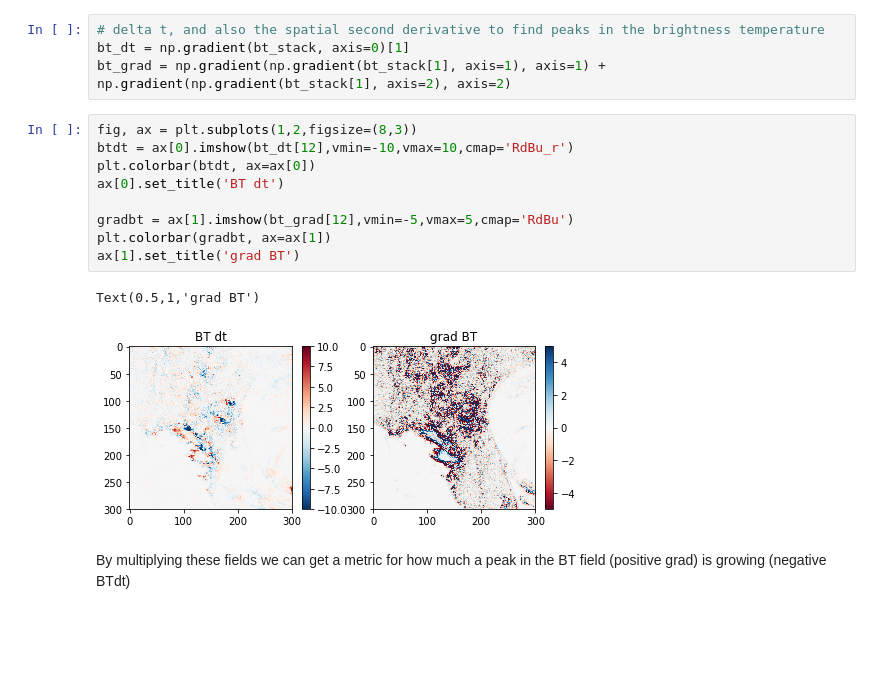
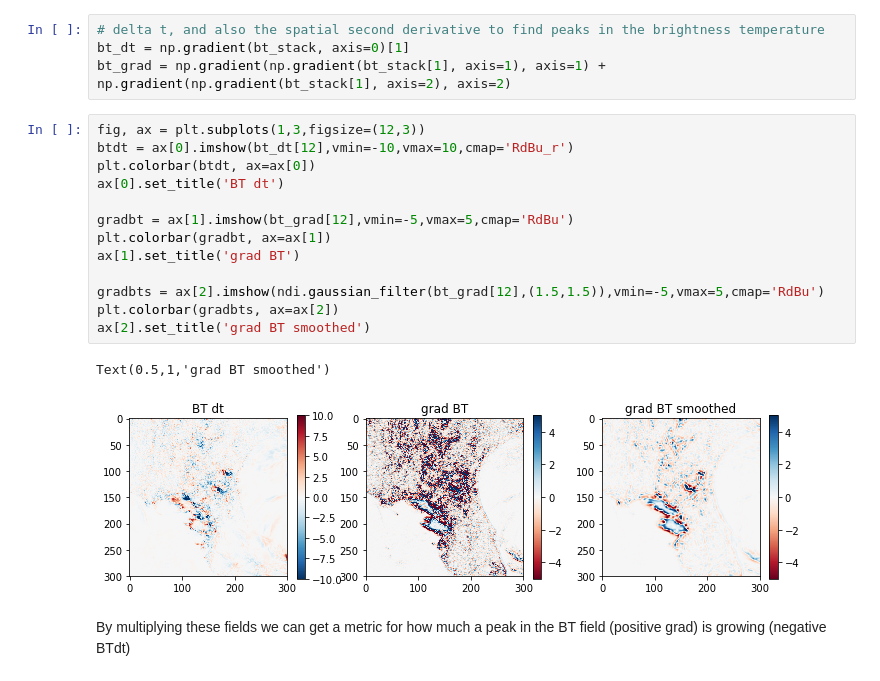
Before and after one commit to w-k-jones/python_toolbox, a Jupyter notebook: examples/Flow_tracking_example.ipynb, the cells around one changed output. Cells and saved outputs as stored; diff of their text form; blank space fills up the shorter version.

```diff
--- a/examples/Flow_tracking_example.ipynb
+++ b/examples/Flow_tracking_example.ipynb
@@ -110,17 +110,21 @@ bt_stack = opt_flow.get_flow_stack(C13_data, field_flow).data.rechunk((3,1,300,3
 bt_dt = np.gradient(bt_stack, axis=0)[1]
 bt_grad = np.gradient(np.gradient(bt_stack[1], axis=1), axis=1) + np.gradient(np.gradient(bt_stack[1], axis=2), axis=2)
 # %%
-fig, ax = plt.subplots(1,2,figsize=(8,3))
+fig, ax = plt.subplots(1,3,figsize=(12,3))
 btdt = ax[0].imshow(bt_dt[12],vmin=-10,vmax=10,cmap='RdBu_r')
 plt.colorbar(btdt, ax=ax[0])
 ax[0].set_title('BT dt')
 
 gradbt = ax[1].imshow(bt_grad[12],vmin=-5,vmax=5,cmap='RdBu')
 plt.colorbar(gradbt, ax=ax[1])
 ax[1].set_title('grad BT')
+
+gradbts = ax[2].imshow(ndi.gaussian_filter(bt_grad[12],(1.5,1.5)),vmin=-5,vmax=5,cmap='RdBu')
+plt.colorbar(gradbts, ax=ax[2])
+ax[2].set_title('grad BT smoothed')
 # %% [output]
-Text(0.5,1,'grad BT')
+Text(0.5,1,'grad BT smoothed')
-[figure, old version]
+[figure, new version]
 # %% [markdown]
 By multiplying these fields we can get a metric for how much a peak in the BT field (positive grad) is growing (negative BTdt)
 # %%
```
Also changed, not shown: parts of 1 cell of this notebook, 2 other files.
